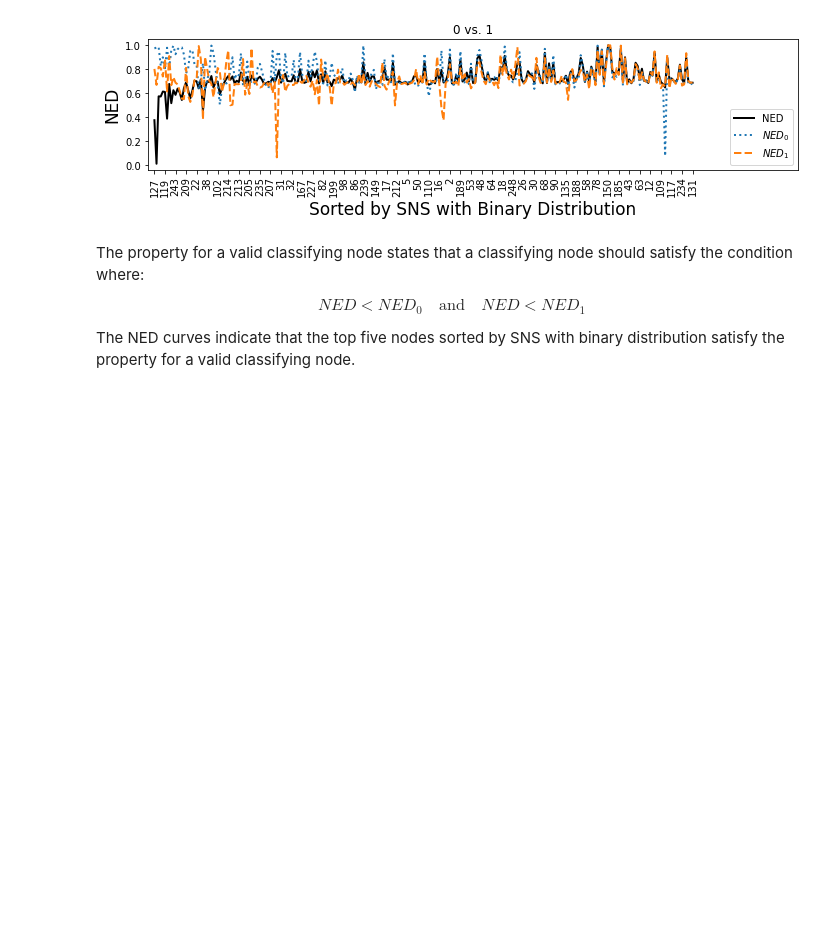
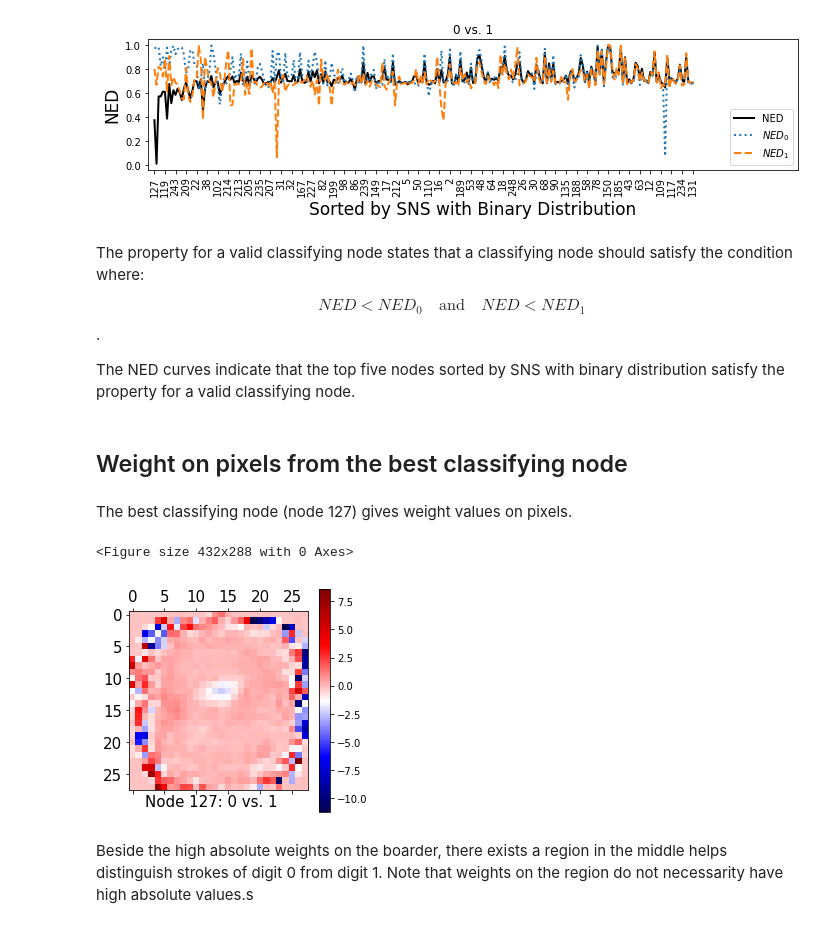
Before and after one commit to LLNL/ANS, a Jupyter notebook: mnist_example.ipynb, the cells around one changed output. Saved outputs shown, nothing was run; the diff lists cells and outputs as text; code cells hidden in the pictures; blank space fills up the shorter version.

```diff
--- a/mnist_example.ipynb
+++ b/mnist_example.ipynb
@@ -119,6 +119,28 @@ plt.show()
 # %% [markdown]
 The property for a valid classifying node states that a classifying node should satisfy the condition where:
 
-$$ NED < NED_0 \quad \text{and} \quad NED < NED_1 $$
+$$ NED < NED_0 \quad \text{and} \quad NED < NED_1 $$.
 
 The NED curves indicate that the top five nodes sorted by SNS with binary distribution satisfy the property for a valid classifying node.
+# %% [markdown]
+## Weight on pixels from the best classifying node
+# %% [markdown]
+The best classifying node (node 127) gives weight values on pixels.
+# %%
+nodeIdx = 126
+W = np.load('./Data/W_mnist.npy')
+Weight = W[:,nodeIdx]
+
+pixels = Weight.reshape((28, 28))
+
+fig = plt.gcf()
+plt.matshow(pixels,cmap='seismic')
+plt.colorbar()
+plt.tick_params(labelsize=15)
+plt.text(2,30,'Node 127: 0 vs. 1', fontsize=15)
+plt.show()
+# %% [output]
+<Figure size 432x288 with 0 Axes>
+[figure, added]
+# %% [markdown]
+Beside the high absolute weights on the boarder, there exists a region in the middle helps distinguish strokes of digit 0 from digit 1. Note that weights on the region do not necessarity have high absolute values.s
```
Also changed, not shown: parts of 2 cells of this notebook.
